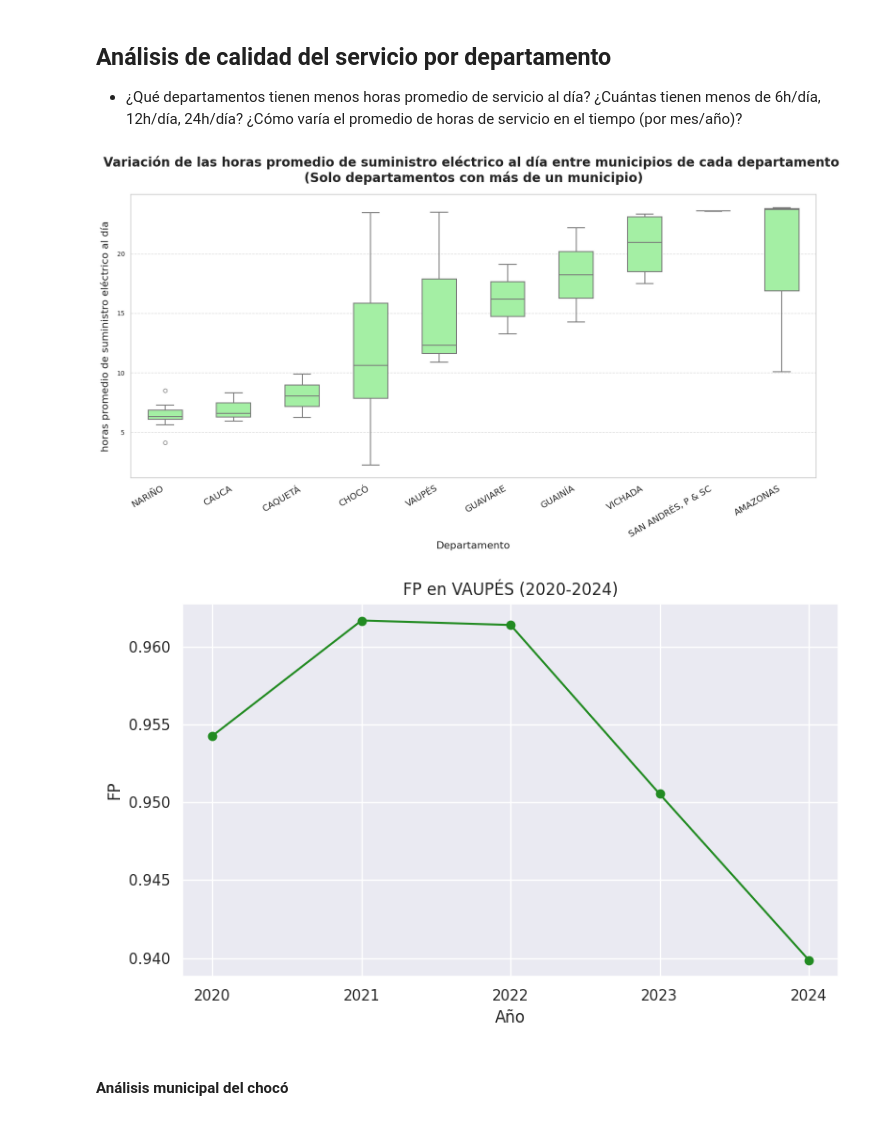
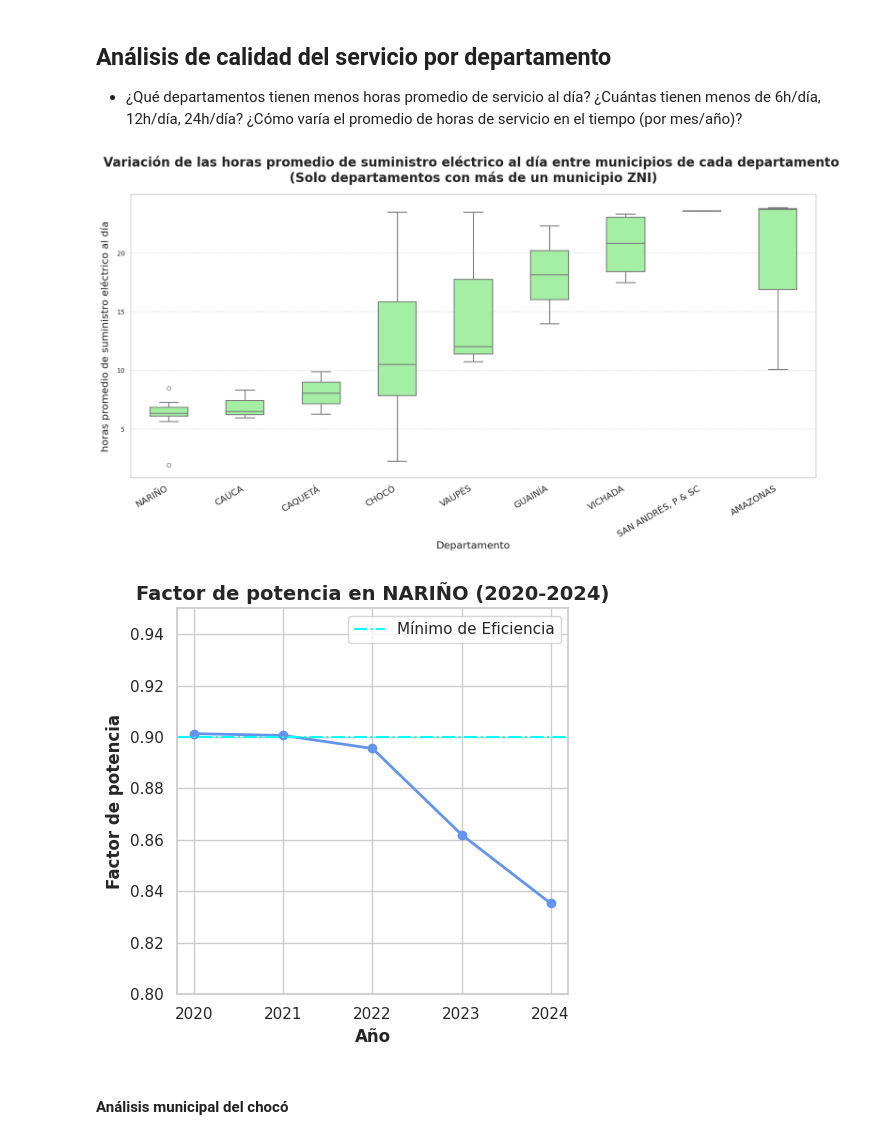
Before and after one commit to Will046-rA9/An-lisis-ZNI, a Jupyter notebook: ProyectoZNI (1).ipynb, the cells around one changed output. Drawn from its saved outputs; the diff is of its cells as text; code cells hidden in the pictures.

```diff
--- a/ProyectoZNI (1).ipynb
+++ b/ProyectoZNI (1).ipynb
@@ -226,0 +240,4 @@ df_ZNI.head(4)
+# %%
+# Dado que la información del año 2025 aún no está completa y los registros son muy escasos,
+# se optó por excluírlos del análisis.
+df_ZNI = df_ZNI[df_ZNI['Año'] != 2025]
@@ -371,3 +509,12 @@ df_ZNI_hprom[df_ZNI_hprom['hrs/dia_servicio'] > 24]
 | 2858 | CHOCÓ | BOJAYÁ (BELLAVISTA) | 27099005 | 6 | 2021 | 72.40 |
 # %% [markdown]
 Una vez identificados los datos erróneos en el documento, reemplazamos cada valor atípico por el promedio de los datos correspondientes a los demás meses del año en la misma localidad.
+# %%
+# Se convirtieron los valores atípicos de la columna hrs/dia_servicio en el promedio de los registros de esa columna
+# para esa misma localidad y en ese mismo año, ya que a lo largo de los meses este parámetro no tiende a variar significativamente
+# y en este caso eliminar el registro completo afectaría la información de las demás variables energéticas.
+
+media_año = df_ZNI[df_ZNI['hrs/dia_servicio'] <= 24].groupby(['Localidad', 'Año'])['hrs/dia_servicio'].transform('mean')
+df_ZNI.loc[df_ZNI['hrs/dia_servicio'] > 24, 'hrs/dia_servicio'] = media_año
+
+df_ZNI[df_ZNI['hrs/dia_servicio'] > 24] # --> Se eliminaron los valores atípicos
@@ -825,7 +981,7 @@ sns.boxplot(
 
 # Títulos y ejes
 plt.title(
-    f'Variación de las {nombre_variable} entre municipios de cada departamento \n(Solo departamentos con más de un municipio)',
+    f'Variación de las {nombre_variable} entre municipios de cada departamento \n(Solo departamentos con más de un municipio ZNI)',
     fontsize=20,
     pad=20,
     fontweight='bold'
@@ -839,36 +995,42 @@ plt.grid(axis='y', linestyle='--', alpha=0.7)  # Líneas horizontales sutiles
 plt.tight_layout()
 plt.show()
 # %% [output]
-[figure, old version]
+[figure, new version]
 # %%
 def graficar_tiempo_dpto(departamento, variable):
-    # Validar que la variable exista
     if variable not in ["energ_act", "energ_react", "FP"]:
         raise ValueError("La variable debe ser 'energ_act', 'energ_react' o 'FP'")
 
-    # Filtrar por departamento
     df_filtrado = df_ZNI[df_ZNI["Departamento"] == departamento]
 
     # Filtrar años entre 2020 y 2024
     df_filtrado = df_filtrado[df_filtrado['Año'].between(2020, 2024)]
+    df_agrupado = df_filtrado.groupby("Año")[variable].mean().reset_index()
+    plt.figure(figsize=(5, 5))
+    plt.plot(df_agrupado["Año"], df_agrupado[variable], marker='o', linestyle='-', color='cornflowerblue', linewidth=2)
 
-    # Agrupar por año y sumar la variable seleccionada
-    df_agrupado = df_filtrado.groupby("Año")[variable].mean().reset_index()
+    # usa un diccionario que le cambie el valor a FP por Factor de Potencia
+    nombres_legibles = {
+        'energ_act': 'Energía activa',
+        'energ_react': 'Energía reactiva',
+        'potencia_max': 'Potencia máxima',
+        'hrs/dia_servicio': 'Horas de suministro eléctrico al día',
+        'FP': 'Factor de potencia'}
 
-    # Graficar
-    plt.figure(figsize=(8, 5))
-    plt.plot(df_agrupado["Año"], df_agrupado[variable], marker='o', linestyle='-', color='forestgreen')
-    plt.title(f'{variable} en {departamento} (2020-2024)')
-    plt.xlabel('Año')
-    plt.ylabel(variable)
+    plt.title(f'{nombres_legibles[variable]} en {departamento} (2020-2024)', fontsize=14, fontweight='bold')
+    plt.xlabel('Año', fontweight='bold')
+    plt.ylabel(nombres_legibles[variable], fontweight='bold')
+    plt.ylim(0.8,0.95)
     plt.grid(True)
     plt.xticks(range(2020, 2025))
     plt.tight_layout()
+    plt.axhline(y=0.9, color='cyan', linestyle='-.', label='Mínimo de Eficiencia')
+    plt.legend()
     plt.show()
 
-graficar_tiempo_dpto('VAUPÉS', 'FP')
+graficar_tiempo_dpto('NARIÑO', 'FP')
 # %% [output]
-[figure, old version]
+[figure, new version]
 # %% [markdown]
 #### **Análisis municipal del chocó**
 # %%
```
Also changed, not shown: parts of 34 cells of this notebook.
